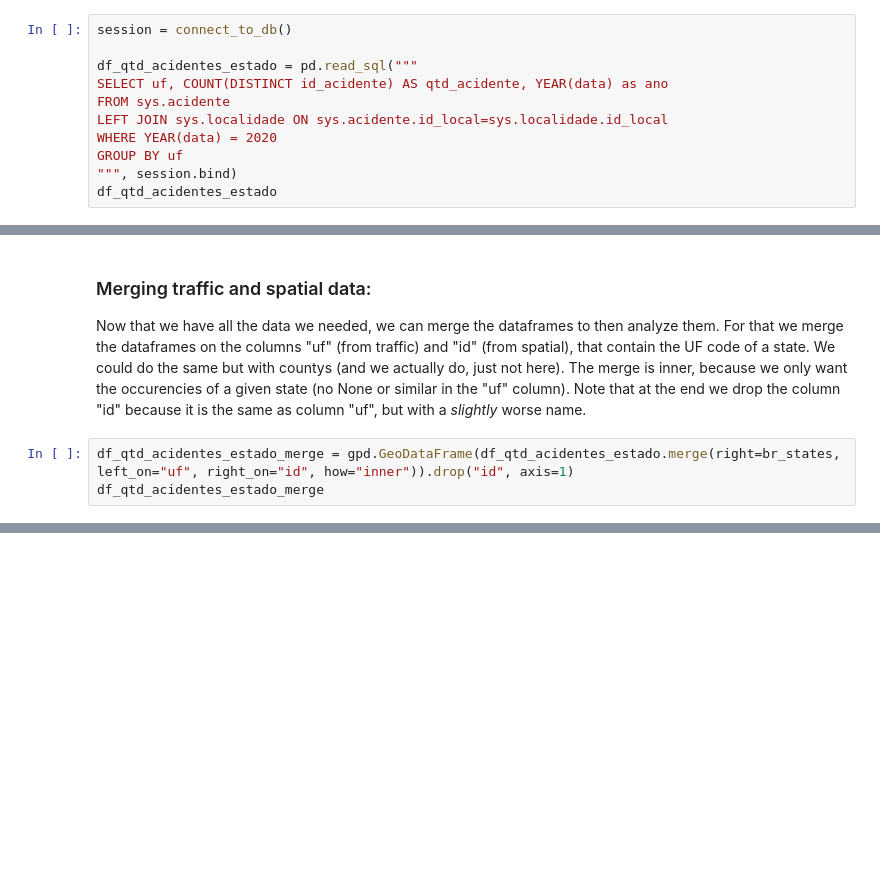
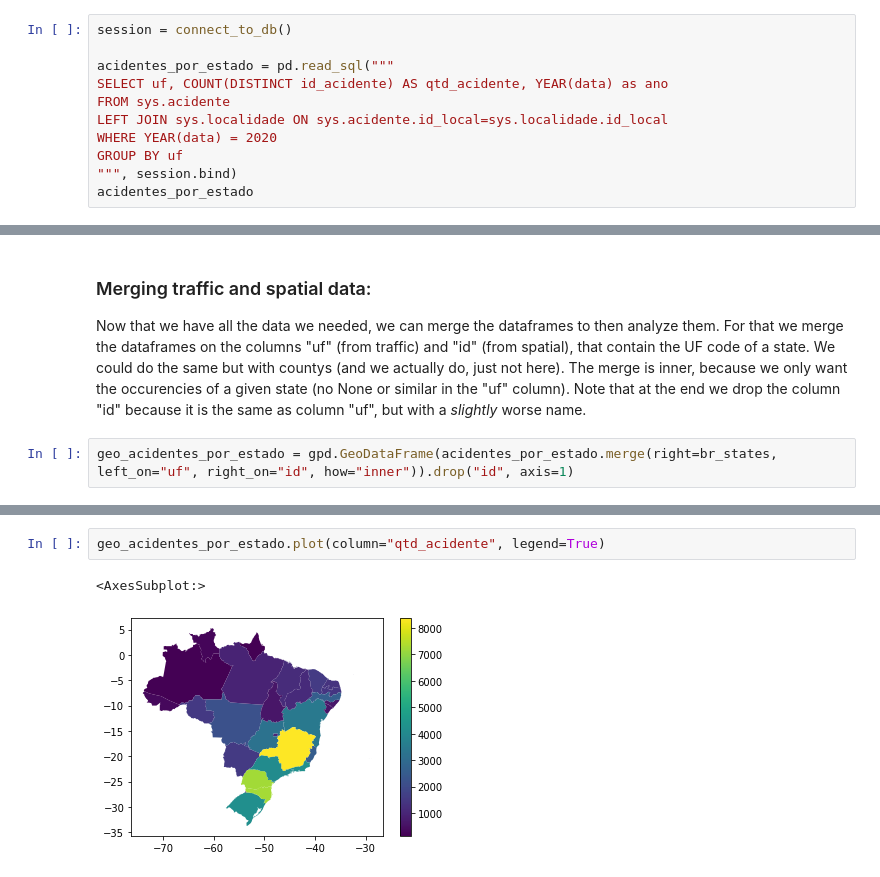
Before and after one commit to danielnrocha/traffic-accidents-brazil, a Jupyter notebook: traffic-accidents-brazil.ipynb, the cells around one changed output, grey strips where cells are left out. Drawn from its saved outputs; the diff is of its cells as text; blank space fills up the shorter version.

```diff
--- a/traffic-accidents-brazil.ipynb
+++ b/traffic-accidents-brazil.ipynb
@@ -89,14 +89,14 @@ This is done by connecting to the database and then using the session to make a
 # %%
 session = connect_to_db()
 
-df_qtd_acidentes_estado = pd.read_sql("""
+acidentes_por_estado = pd.read_sql("""
 SELECT uf, COUNT(DISTINCT id_acidente) AS qtd_acidente, YEAR(data) as ano
 FROM sys.acidente
 LEFT JOIN sys.localidade ON sys.acidente.id_local=sys.localidade.id_local
 WHERE YEAR(data) = 2020
 GROUP BY uf
 """, session.bind)
-df_qtd_acidentes_estado
+acidentes_por_estado
 # %% [output]
 |  | uf | qtd_acidente | ano |
 | 0 | AC | 300 | 2020 |
@@ -143,5 +143,4 @@ br_states
 ### Merging traffic and spatial data:
 Now that we have all the data we needed, we can merge the dataframes to then analyze them. For that we merge the dataframes on the columns "uf" (from traffic) and "id" (from spatial), that contain the UF code of a state. We could do the same but with countys (and we actually do, just not here). The merge is inner, because we only want the occurencies of a given state (no None or similar in the "uf" column). Note that at the end we drop the column "id" because it is the same as column "uf", but with a *slightly* worse name.
 # %%
-df_qtd_acidentes_estado_merge = gpd.GeoDataFrame(df_qtd_acidentes_estado.merge(right=br_states, left_on="uf", right_on="id", how="inner")).drop("id", axis=1)
-df_qtd_acidentes_estado_merge
+geo_acidentes_por_estado = gpd.GeoDataFrame(acidentes_por_estado.merge(right=br_states, left_on="uf", right_on="id", how="inner")).drop("id", axis=1)
@@ -165,0 +150,5 @@ df_qtd_acidentes_estado_merge
+# %%
+geo_acidentes_por_estado.plot(column="qtd_acidente", legend=True)
+# %% [output]
+<AxesSubplot:>
+[figure, added]
```
Also changed, not shown: parts of 6 cells of this notebook, 28 other files.
